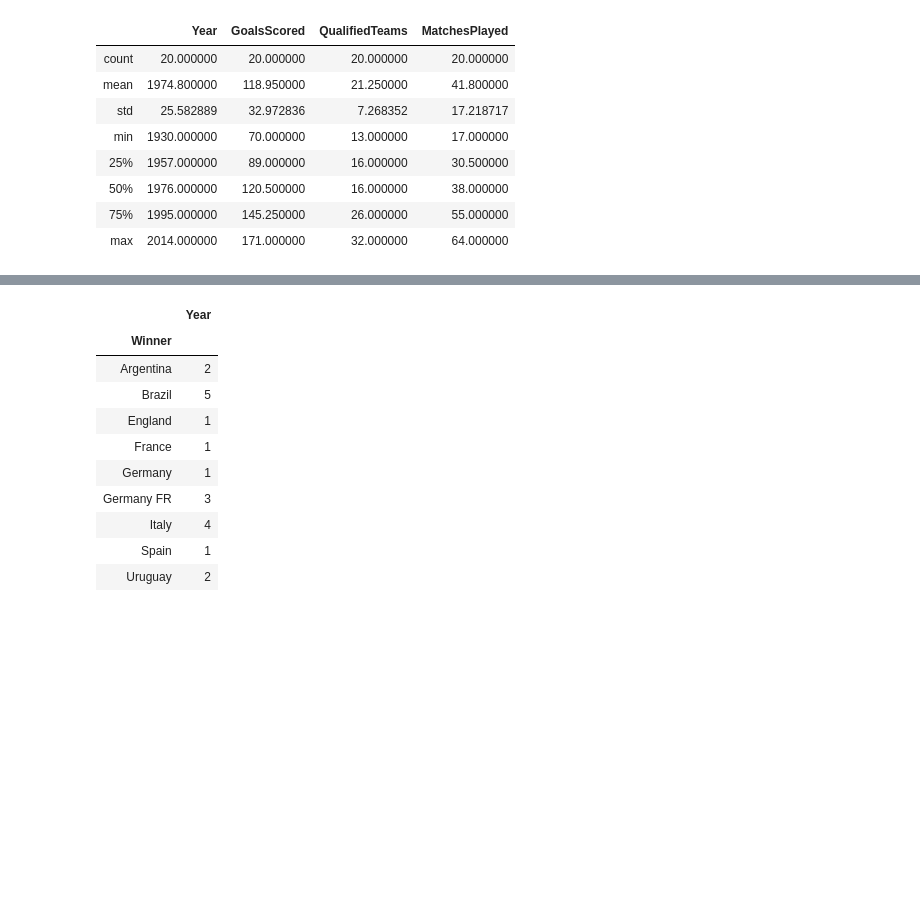
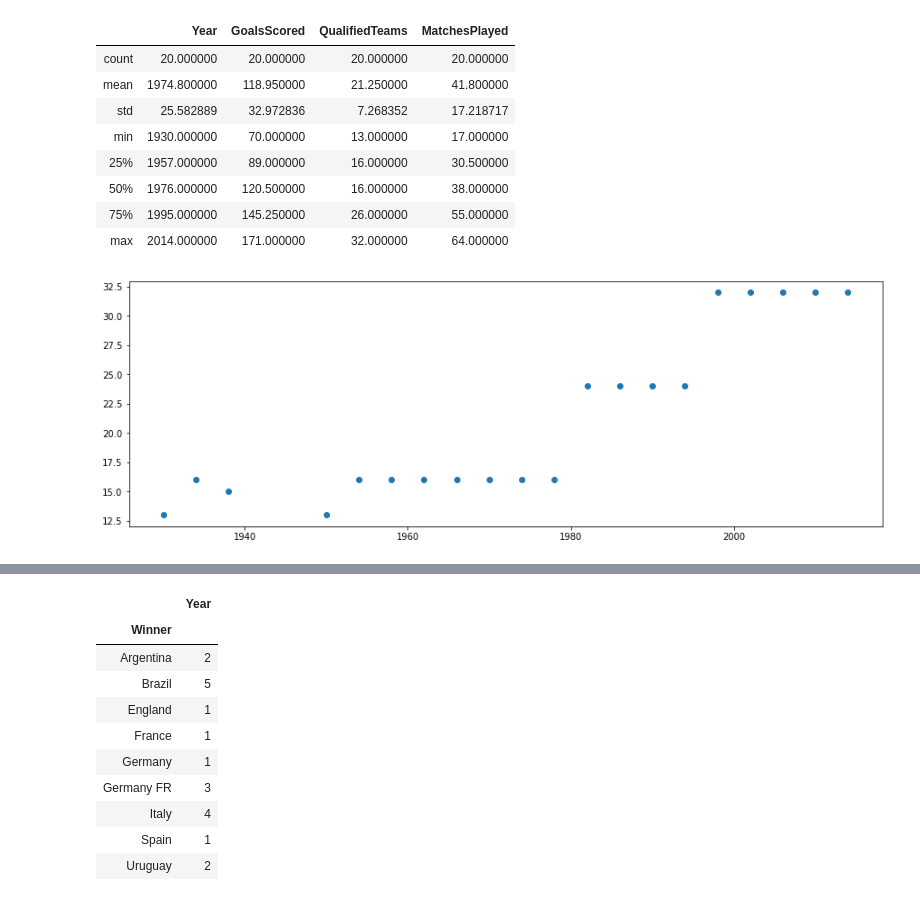
Before and after one commit to alijumani/py4ds, a Jupyter notebook: Final.Project.ipynb, the cells around one changed output, grey strips where cells are left out. Cells and saved outputs as stored; diff of their text form; code cells hidden in the pictures; blank space fills up the shorter version.

```diff
--- a/Final.Project.ipynb
+++ b/Final.Project.ipynb
@@ -72,3 +76,11 @@ WorldCups.describe()
 | 50% | 1976.000000 | 120.500000 | 16.000000 | 38.000000 |
 | 75% | 1995.000000 | 145.250000 | 26.000000 | 55.000000 |
 | max | 2014.000000 | 171.000000 | 32.000000 | 64.000000 |
+# %%
+import matplotlib.pyplot as plt
+plt.figure(figsize = (15,5))
+plt.scatter('Year','QualifiedTeams', data=WorldCups);
+# Here we can see that over the years the number of nations participating in the world cups have increased which is mainly due to increasing awarenes and popularity of the
+# sports all around the world
+# %% [output]
+[figure, added]
```
Also changed, not shown: parts of 20 cells of this notebook.
